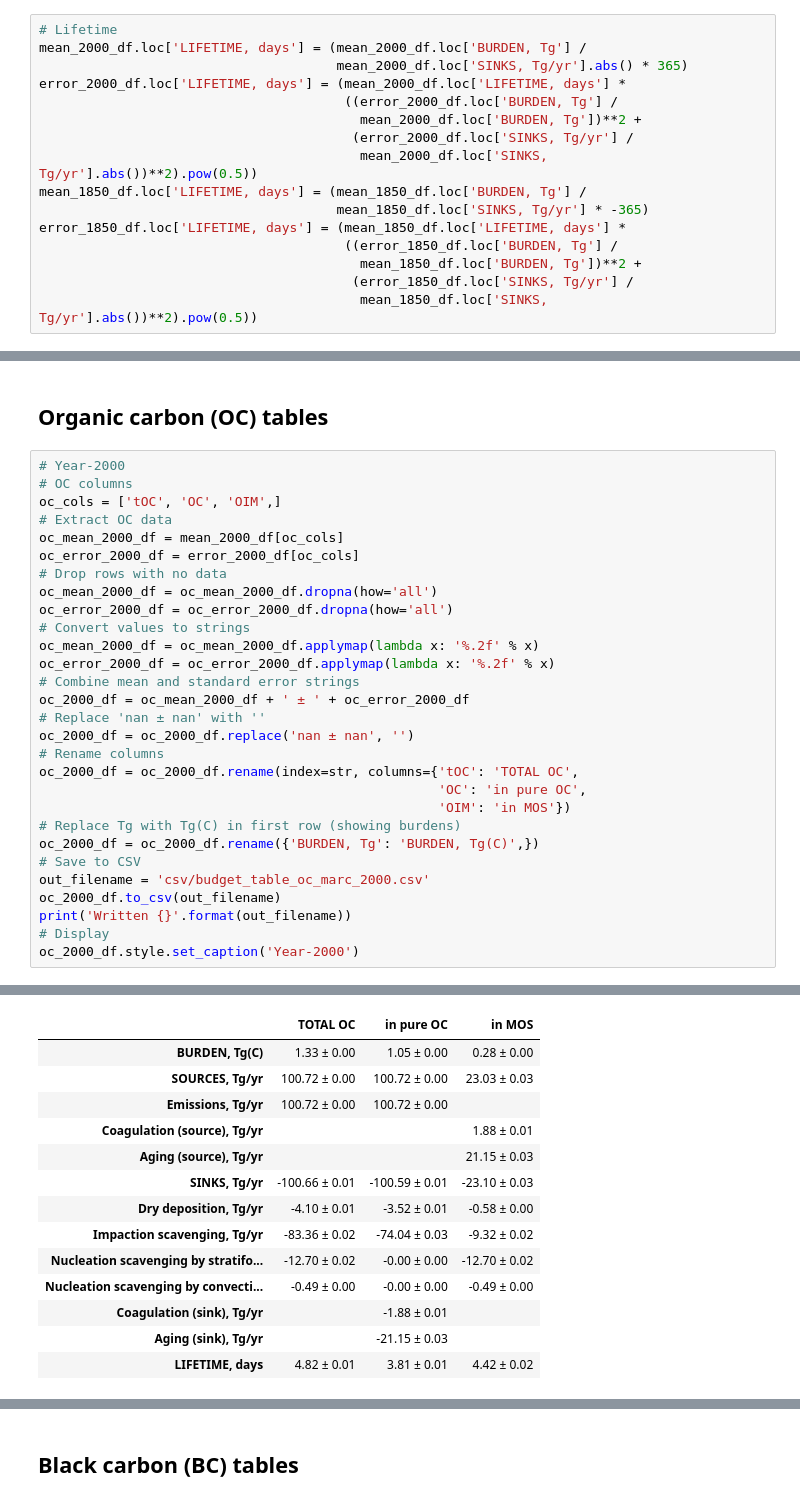
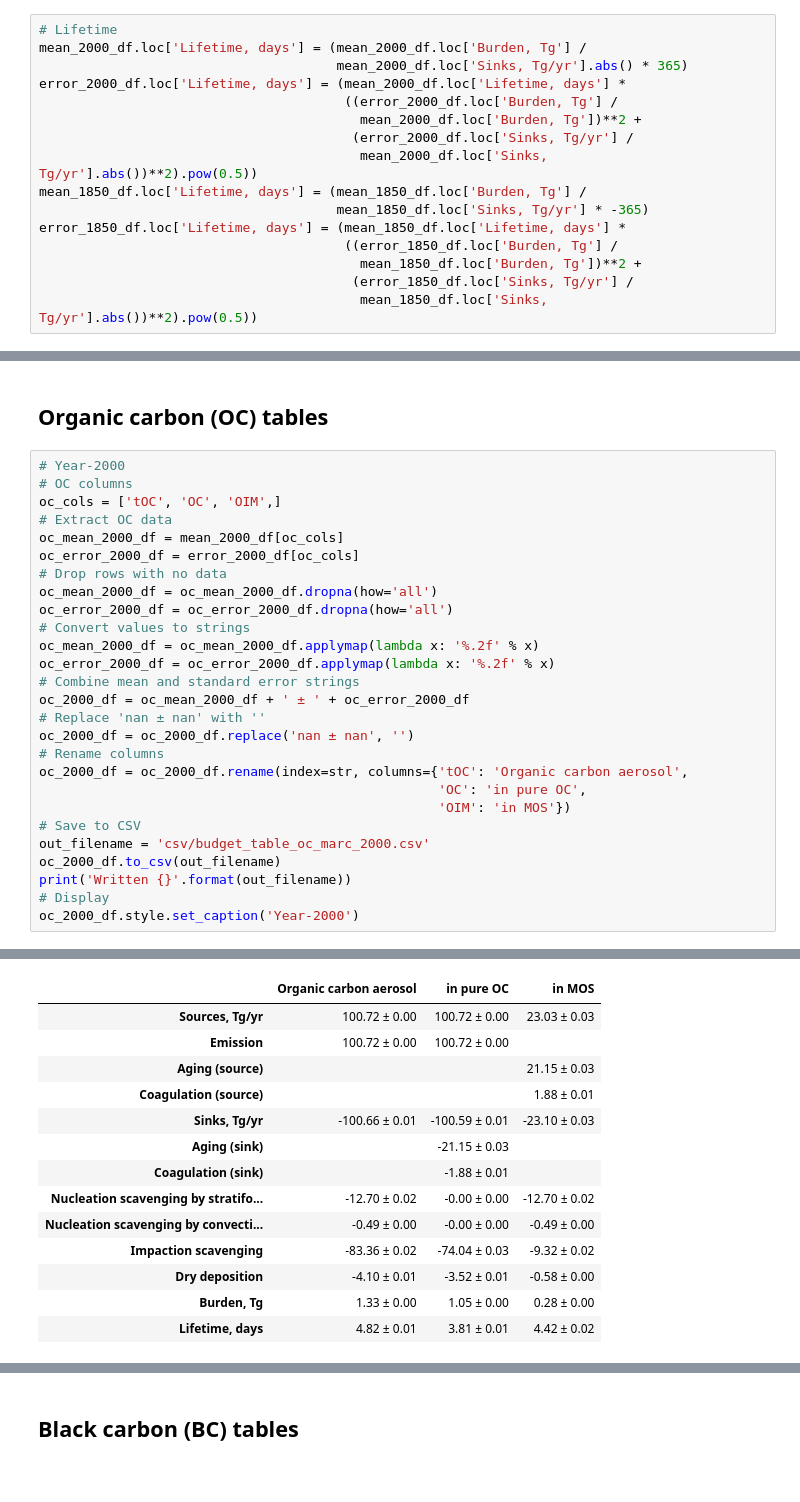
Before and after one commit to grandey/p17c-marc-comparison, a Jupyter notebook: analysis_draft2017b/budget_tables_draft2017b.ipynb, the cells around one changed output, grey strips where cells are left out. Cells and saved outputs as stored; diff of their text form.

```diff
--- a/analysis_draft2017b/budget_tables_draft2017b.ipynb
+++ b/analysis_draft2017b/budget_tables_draft2017b.ipynb
@@ -158,20 +160,20 @@ for k, v in diagnostic_dict.items():  # loop over diagnostics
             error_1850_df.loc[v, col] = error_dict[(k.format(col), '1850')]
 # %%
 # Lifetime
-mean_2000_df.loc['LIFETIME, days'] = (mean_2000_df.loc['BURDEN, Tg'] /
-                                      mean_2000_df.loc['SINKS, Tg/yr'].abs() * 365)
-error_2000_df.loc['LIFETIME, days'] = (mean_2000_df.loc['LIFETIME, days'] *
-                                       ((error_2000_df.loc['BURDEN, Tg'] /
-                                         mean_2000_df.loc['BURDEN, Tg'])**2 +
-                                        (error_2000_df.loc['SINKS, Tg/yr'] /
-                                         mean_2000_df.loc['SINKS, Tg/yr'].abs())**2).pow(0.5))
-mean_1850_df.loc['LIFETIME, days'] = (mean_1850_df.loc['BURDEN, Tg'] /
-                                      mean_1850_df.loc['SINKS, Tg/yr'] * -365)
-error_1850_df.loc['LIFETIME, days'] = (mean_1850_df.loc['LIFETIME, days'] *
-                                       ((error_1850_df.loc['BURDEN, Tg'] /
-                                         mean_1850_df.loc['BURDEN, Tg'])**2 +
-                                        (error_1850_df.loc['SINKS, Tg/yr'] /
-                                         mean_1850_df.loc['SINKS, Tg/yr'].abs())**2).pow(0.5))
+mean_2000_df.loc['Lifetime, days'] = (mean_2000_df.loc['Burden, Tg'] /
+                                      mean_2000_df.loc['Sinks, Tg/yr'].abs() * 365)
+error_2000_df.loc['Lifetime, days'] = (mean_2000_df.loc['Lifetime, days'] *
+                                       ((error_2000_df.loc['Burden, Tg'] /
+                                         mean_2000_df.loc['Burden, Tg'])**2 +
+                                        (error_2000_df.loc['Sinks, Tg/yr'] /
+                                         mean_2000_df.loc['Sinks, Tg/yr'].abs())**2).pow(0.5))
+mean_1850_df.loc['Lifetime, days'] = (mean_1850_df.loc['Burden, Tg'] /
+                                      mean_1850_df.loc['Sinks, Tg/yr'] * -365)
+error_1850_df.loc['Lifetime, days'] = (mean_1850_df.loc['Lifetime, days'] *
+                                       ((error_1850_df.loc['Burden, Tg'] /
+                                         mean_1850_df.loc['Burden, Tg'])**2 +
+                                        (error_1850_df.loc['Sinks, Tg/yr'] /
+                                         mean_1850_df.loc['Sinks, Tg/yr'].abs())**2).pow(0.5))
 # %%
 # Print means for marc_2000
 mean_2000_df
@@ -323,49 +329,47 @@ Year-1850
 # %%
 # Year-2000
 # OC columns
 oc_cols = ['tOC', 'OC', 'OIM',]
 # Extract OC data
 oc_mean_2000_df = mean_2000_df[oc_cols]
 oc_error_2000_df = error_2000_df[oc_cols]
 # Drop rows with no data
 oc_mean_2000_df = oc_mean_2000_df.dropna(how='all')
 oc_error_2000_df = oc_error_2000_df.dropna(how='all')
 # Convert values to strings
 oc_mean_2000_df = oc_mean_2000_df.applymap(lambda x: '%.2f' % x)
 oc_error_2000_df = oc_error_2000_df.applymap(lambda x: '%.2f' % x)
 # Combine mean and standard error strings
 oc_2000_df = oc_mean_2000_df + ' ± ' + oc_error_2000_df
 # Replace 'nan ± nan' with ''
 oc_2000_df = oc_2000_df.replace('nan ± nan', '')
 # Rename columns
-oc_2000_df = oc_2000_df.rename(index=str, columns={'tOC': 'TOTAL OC',
+oc_2000_df = oc_2000_df.rename(index=str, columns={'tOC': 'Organic carbon aerosol',
                                                    'OC': 'in pure OC',
                                                    'OIM': 'in MOS'})
-# Replace Tg with Tg(C) in first row (showing burdens)
-oc_2000_df = oc_2000_df.rename({'BURDEN, Tg': 'BURDEN, Tg(C)',})
 # Save to CSV
 out_filename = 'csv/budget_table_oc_marc_2000.csv'
 oc_2000_df.to_csv(out_filename)
 print('Written {}'.format(out_filename))
 # Display
 oc_2000_df.style.set_caption('Year-2000')
 # %% [output]
 Written csv/budget_table_oc_marc_2000.csv
 Year-2000
-|  | TOTAL OC | in pure OC | in MOS |
-| BURDEN, Tg(C) | 1.33 ± 0.00 | 1.05 ± 0.00 | 0.28 ± 0.00 |
-| SOURCES, Tg/yr | 100.72 ± 0.00 | 100.72 ± 0.00 | 23.03 ± 0.03 |
-| Emissions, Tg/yr | 100.72 ± 0.00 | 100.72 ± 0.00 |  |
-| Coagulation (source), Tg/yr |  |  | 1.88 ± 0.01 |
-| Aging (source), Tg/yr |  |  | 21.15 ± 0.03 |
-| SINKS, Tg/yr | -100.66 ± 0.01 | -100.59 ± 0.01 | -23.10 ± 0.03 |
-| Dry deposition, Tg/yr | -4.10 ± 0.01 | -3.52 ± 0.01 | -0.58 ± 0.00 |
-| Impaction scavenging, Tg/yr | -83.36 ± 0.02 | -74.04 ± 0.03 | -9.32 ± 0.02 |
+|  | Organic carbon aerosol | in pure OC | in MOS |
+| Sources, Tg/yr | 100.72 ± 0.00 | 100.72 ± 0.00 | 23.03 ± 0.03 |
+| Emission | 100.72 ± 0.00 | 100.72 ± 0.00 |  |
+| Aging (source) |  |  | 21.15 ± 0.03 |
+| Coagulation (source) |  |  | 1.88 ± 0.01 |
+| Sinks, Tg/yr | -100.66 ± 0.01 | -100.59 ± 0.01 | -23.10 ± 0.03 |
+| Aging (sink) |  | -21.15 ± 0.03 |  |
+| Coagulation (sink) |  | -1.88 ± 0.01 |  |
 | Nucleation scavenging by stratifo... | -12.70 ± 0.02 | -0.00 ± 0.00 | -12.70 ± 0.02 |
 | Nucleation scavenging by convecti... | -0.49 ± 0.00 | -0.00 ± 0.00 | -0.49 ± 0.00 |
-| Coagulation (sink), Tg/yr |  | -1.88 ± 0.01 |  |
-| Aging (sink), Tg/yr |  | -21.15 ± 0.03 |  |
-| LIFETIME, days | 4.82 ± 0.01 | 3.81 ± 0.01 | 4.42 ± 0.02 |
+| Impaction scavenging | -83.36 ± 0.02 | -74.04 ± 0.03 | -9.32 ± 0.02 |
+| Dry deposition | -4.10 ± 0.01 | -3.52 ± 0.01 | -0.58 ± 0.00 |
+| Burden, Tg | 1.33 ± 0.00 | 1.05 ± 0.00 | 0.28 ± 0.00 |
+| Lifetime, days | 4.82 ± 0.01 | 3.81 ± 0.01 | 4.42 ± 0.02 |
 # %%
 # Year-1850
 # OC columns
```
Also changed, not shown: parts of 13 cells of this notebook, 10 other files.
